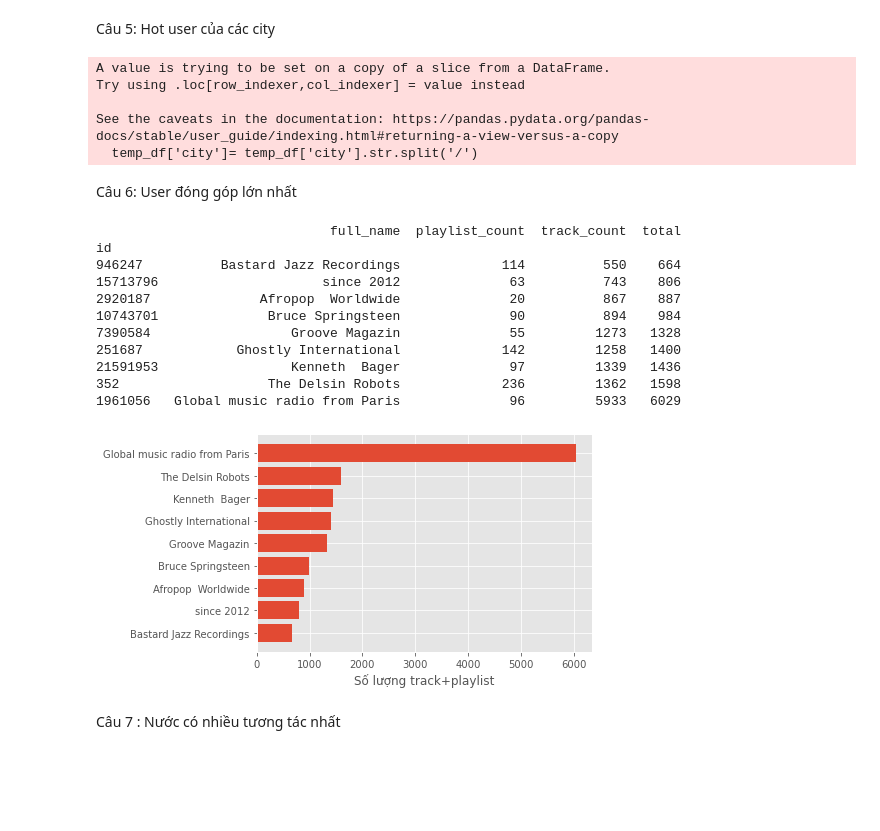
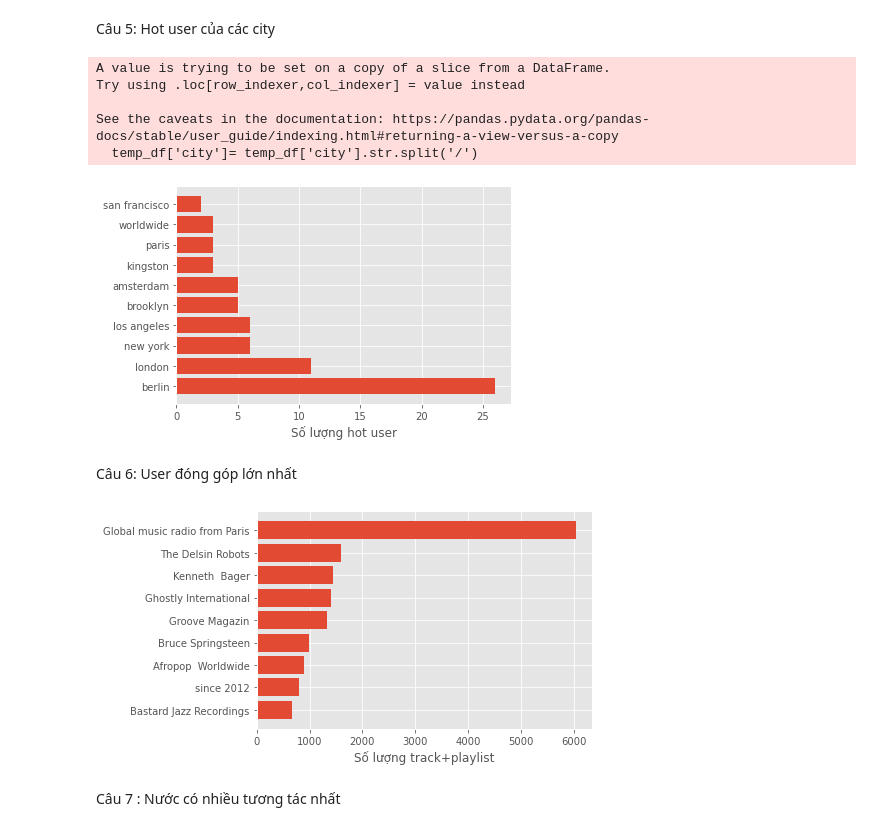
Before and after one commit to TrongPhuoc001/ds-project2, a Jupyter notebook: project2.ipynb, the cells around one changed output. Drawn from its saved outputs; the diff is of its cells as text; code cells hidden in the pictures; blank space fills up the shorter version.

```diff
--- a/project2.ipynb
+++ b/project2.ipynb
@@ -206,24 +187,30 @@ plt.show()
 # %% [markdown]
 Câu 5: Hot user của các city
 # %%
-temp_df = user_df[['city','full_name','followers_count']]
+temp_df = user_df[['city','followers_count']]
 temp_df.dropna()
 temp_df['city']= temp_df['city'].str.split('/')
 temp_df = temp_df.explode('city')
 temp_df['city']= temp_df['city'].str.lower()
 result={}
 set_city = set(temp_df['city'])
 set_city.pop()
 for city in set_city:
     temp2_df = temp_df[temp_df['city'] == city]
-    hot_user = max(set(temp2_df['followers_count']))
+    hot_user = len(temp2_df[temp2_df['followers_count']>10000])
     result[city]=hot_user
+result = dict(sorted(result.items(), key=lambda item: item[1], reverse=True))
+plt.barh(list(result.keys())[:10],list(result.values())[:10])
+plt.xlabel('Số lượng hot user')
+plt.style.use('ggplot')
+plt.show()
 # %% [output]
 A value is trying to be set on a copy of a slice from a DataFrame.
 Try using .loc[row_indexer,col_indexer] = value instead
 
 See the caveats in the documentation: https://pandas.pydata.org/pandas-docs/stable/user_guide/indexing.html#returning-a-view-versus-a-copy
   temp_df['city']= temp_df['city'].str.split('/')
+[figure, added]
 # %% [markdown]
 Câu 6: User đóng góp lớn nhất
 # %%
@@ -240,17 +227,6 @@ plt.xlabel('Số lượng track+playlist')
 plt.style.use('ggplot')
 plt.show()
 # %% [output]
-                              full_name  playlist_count  track_count  total
-id
-946247          Bastard Jazz Recordings             114          550    664
-15713796                     since 2012              63          743    806
-2920187              Afropop  Worldwide              20          867    887
-10743701              Bruce Springsteen              90          894    984
-7390584                  Groove Magazin              55         1273   1328
-251687            Ghostly International             142         1258   1400
-21591953                 Kenneth  Bager              97         1339   1436
-352                   The Delsin Robots             236         1362   1598
-1961056   Global music radio from Paris              96         5933   6029
 [figure]
 # %% [markdown]
 Câu 7 : Nước có nhiều tương tác nhất
```
Also changed, not shown: parts of 7 cells of this notebook.
